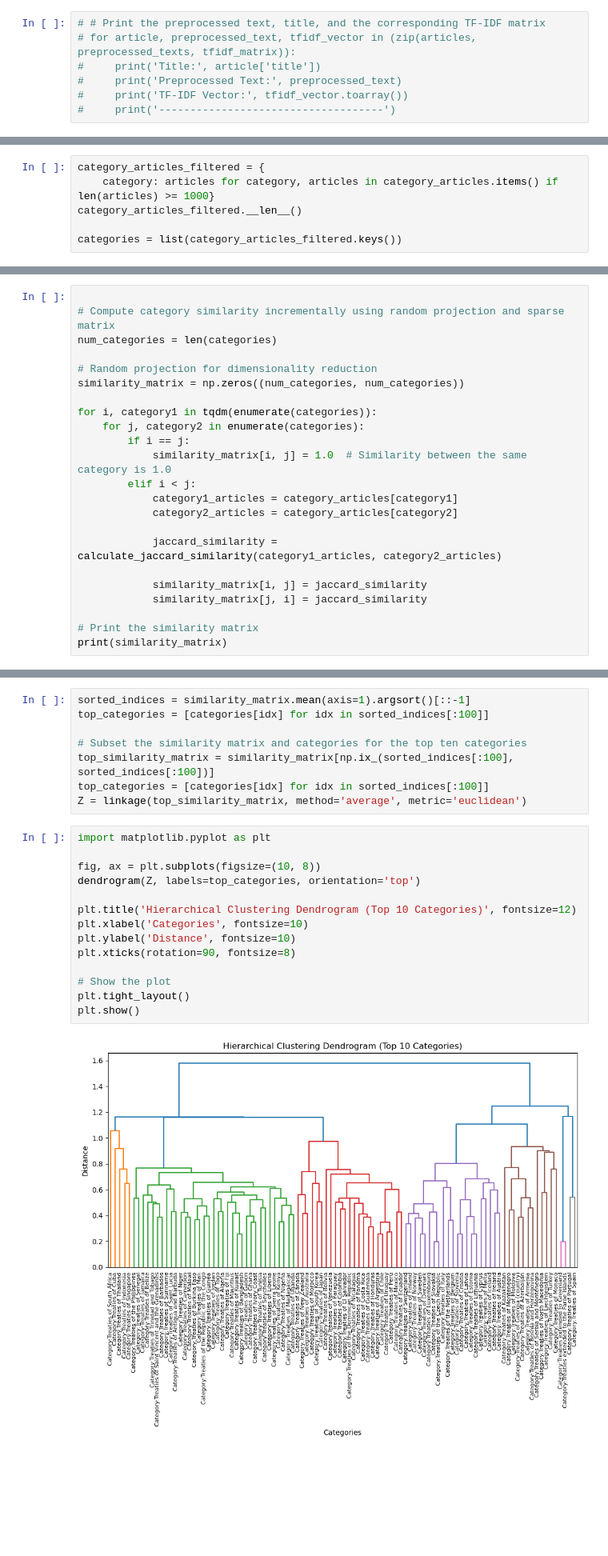
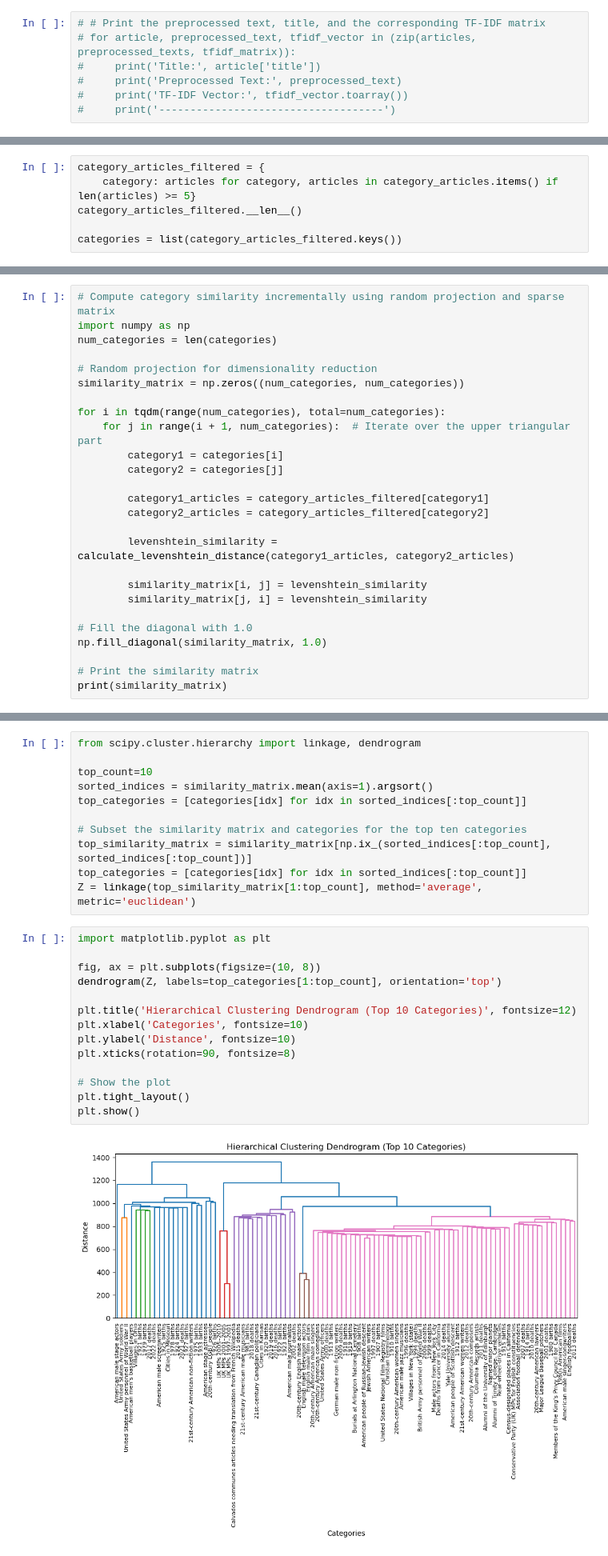
Before and after one commit to dark-eraser/lssnlp, a Jupyter notebook: preprocess_articles.ipynb, the cells around one changed output, grey strips where cells are left out. Shown: that part at 80% size. Saved outputs shown, nothing was run; the diff lists cells and outputs as text; blank space fills up the shorter version.

Commit message:
going with levenshtein

```diff
--- a/preprocess_articles.ipynb
+++ b/preprocess_articles.ipynb
@@ -110,6 +110,6 @@ category_articles.__len__()
 # %%
 category_articles_filtered = {
-    category: articles for category, articles in category_articles.items() if len(articles) >= 1000}
+    category: articles for category, articles in category_articles.items() if len(articles) >= 5}
 category_articles_filtered.__len__()
 
 categories = list(category_articles_filtered.keys())
@@ -120,23 +126,26 @@ categories.__len__()
 # %%
-
 # Compute category similarity incrementally using random projection and sparse matrix
+import numpy as np
 num_categories = len(categories)
 
 # Random projection for dimensionality reduction
 similarity_matrix = np.zeros((num_categories, num_categories))
 
-for i, category1 in tqdm(enumerate(categories)):
-    for j, category2 in enumerate(categories):
-        if i == j:
-            similarity_matrix[i, j] = 1.0  # Similarity between the same category is 1.0
-        elif i < j:
-            category1_articles = category_articles[category1]
-            category2_articles = category_articles[category2]
+for i in tqdm(range(num_categories), total=num_categories):
+    for j in range(i + 1, num_categories):  # Iterate over the upper triangular part
+        category1 = categories[i]
+        category2 = categories[j]
 
-            jaccard_similarity = calculate_jaccard_similarity(category1_articles, category2_articles)
+        category1_articles = category_articles_filtered[category1]
+        category2_articles = category_articles_filtered[category2]
 
-            similarity_matrix[i, j] = jaccard_similarity
-            similarity_matrix[j, i] = jaccard_similarity
+        levenshtein_similarity = calculate_levenshtein_distance(category1_articles, category2_articles)
+
+        similarity_matrix[i, j] = levenshtein_similarity
+        similarity_matrix[j, i] = levenshtein_similarity
+
+# Fill the diagonal with 1.0
+np.fill_diagonal(similarity_matrix, 1.0)
 
 # Print the similarity matrix
 print(similarity_matrix)
@@ -150,24 +154,27 @@ ValueError: could not convert string to float: 'Andre Agassi'
 # %%
-sorted_indices = similarity_matrix.mean(axis=1).argsort()[::-1]
-top_categories = [categories[idx] for idx in sorted_indices[:100]]
+from scipy.cluster.hierarchy import linkage, dendrogram
+
+top_count=10
+sorted_indices = similarity_matrix.mean(axis=1).argsort()
+top_categories = [categories[idx] for idx in sorted_indices[:top_count]]
 
 # Subset the similarity matrix and categories for the top ten categories
-top_similarity_matrix = similarity_matrix[np.ix_(sorted_indices[:100], sorted_indices[:100])]
-top_categories = [categories[idx] for idx in sorted_indices[:100]]
-Z = linkage(top_similarity_matrix, method='average', metric='euclidean')
+top_similarity_matrix = similarity_matrix[np.ix_(sorted_indices[:top_count], sorted_indices[:top_count])]
+top_categories = [categories[idx] for idx in sorted_indices[:top_count]]
+Z = linkage(top_similarity_matrix[1:top_count], method='average', metric='euclidean')
 # %%
 import matplotlib.pyplot as plt
 
 fig, ax = plt.subplots(figsize=(10, 8))
-dendrogram(Z, labels=top_categories, orientation='top')
+dendrogram(Z, labels=top_categories[1:top_count], orientation='top')
 
 plt.title('Hierarchical Clustering Dendrogram (Top 10 Categories)', fontsize=12)
 plt.xlabel('Categories', fontsize=10)
 plt.ylabel('Distance', fontsize=10)
 plt.xticks(rotation=90, fontsize=8)
 
 # Show the plot
 plt.tight_layout()
 plt.show()
 # %% [output]
-[figure, old version]
+[figure, new version]
```
Also changed, not shown: parts of 10 cells of this notebook, 4 other files.
